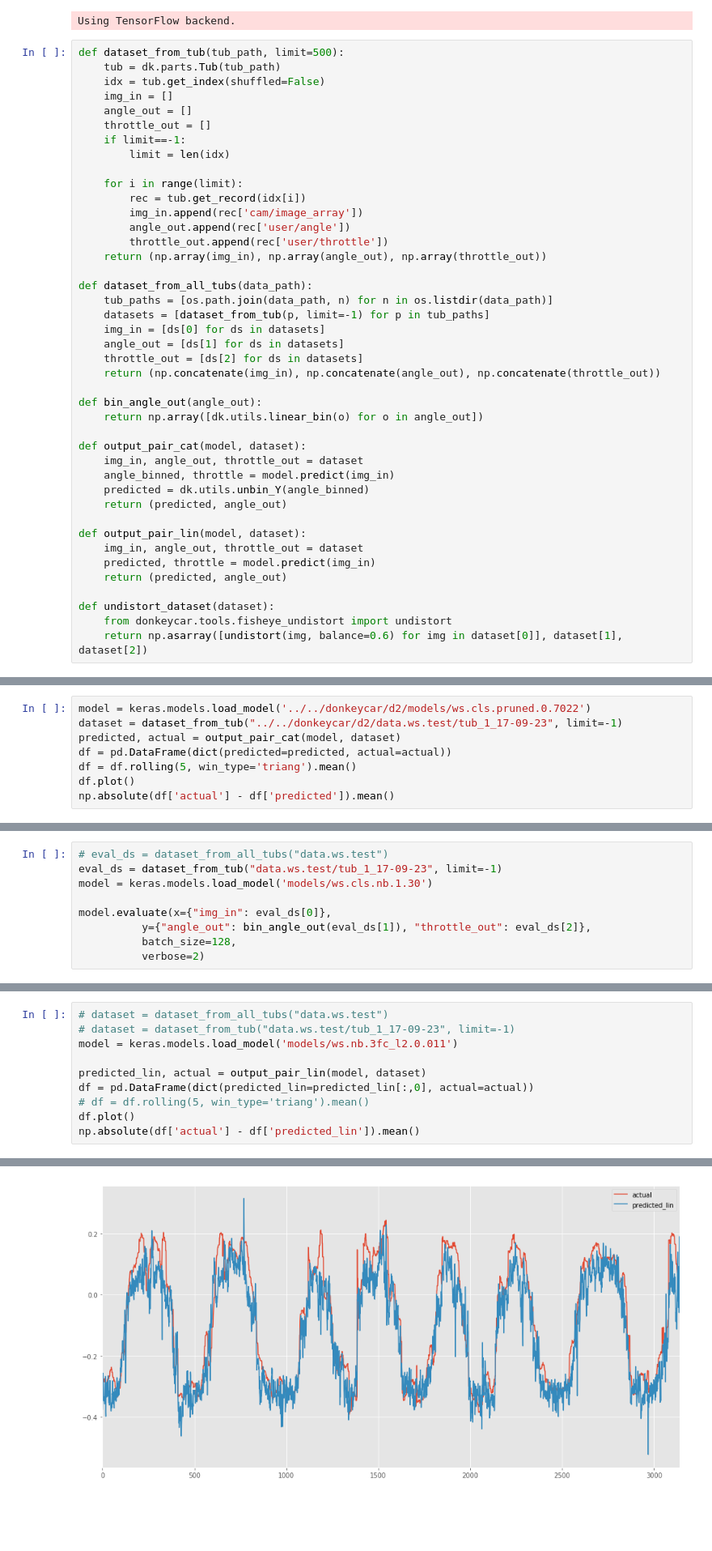
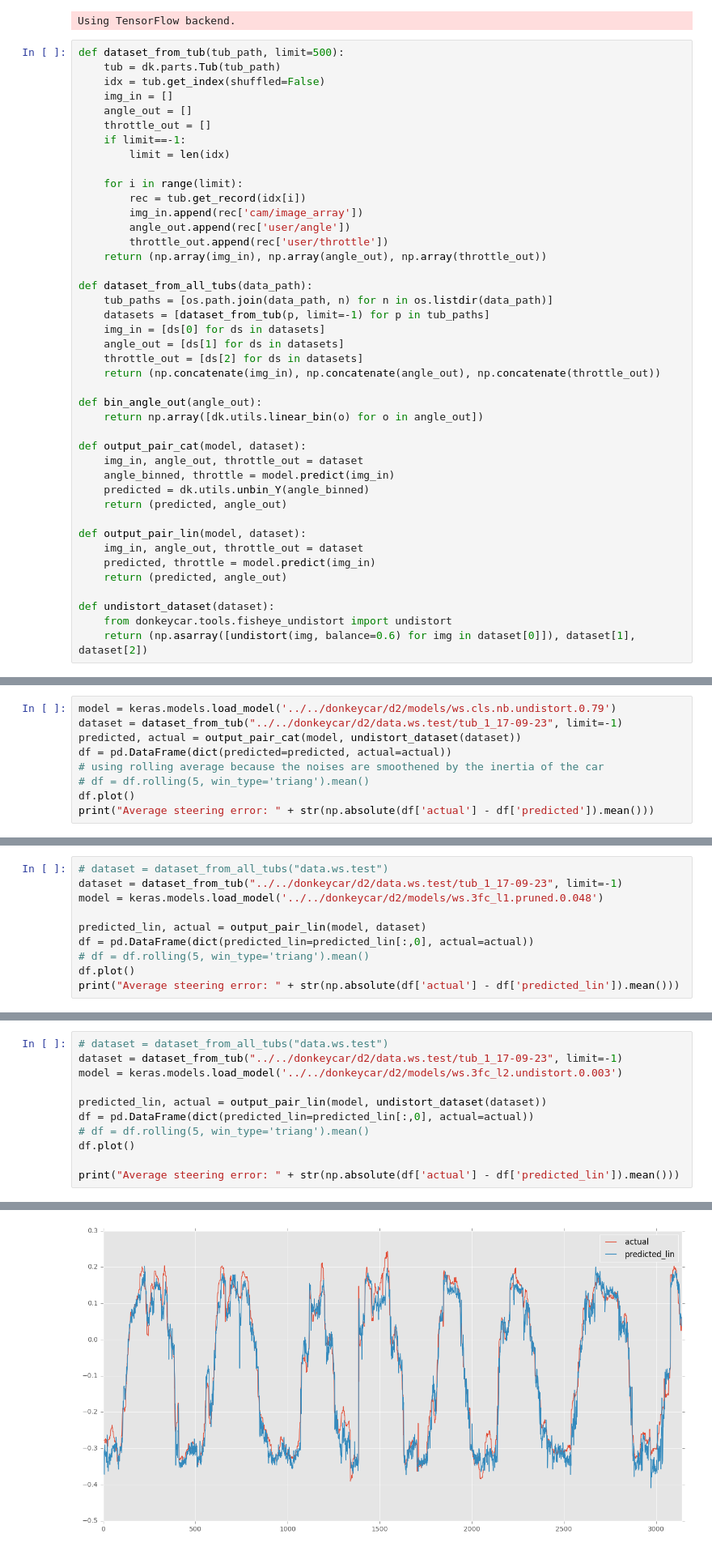
Before and after one commit to test-v1/notebooks-1, a Jupyter notebook: donkeycar/undistorted images.ipynb, the cells around one changed output, grey strips where cells are left out. Shown at 81% size. Cells and saved outputs as stored; diff of their text form; blank space fills up the shorter version.

Commit message:
undistorted images

```diff
--- a/donkeycar/undistorted images.ipynb
+++ b/donkeycar/undistorted images.ipynb
@@ -54,4 +54,4 @@ def output_pair_lin(model, dataset):
 
 def undistort_dataset(dataset):
     from donkeycar.tools.fisheye_undistort import undistort
-    return np.asarray([undistort(img, balance=0.6) for img in dataset[0]], dataset[1], dataset[2])
+    return (np.asarray([undistort(img, balance=0.6) for img in dataset[0]]), dataset[1], dataset[2])
@@ -75,10 +96,11 @@ Average steering error: 0.0557002723427
 # %%
-model = keras.models.load_model('../../donkeycar/d2/models/ws.cls.pruned.0.7022')
+model = keras.models.load_model('../../donkeycar/d2/models/ws.cls.nb.undistort.0.79')
 dataset = dataset_from_tub("../../donkeycar/d2/data.ws.test/tub_1_17-09-23", limit=-1)
-predicted, actual = output_pair_cat(model, dataset)
+predicted, actual = output_pair_cat(model, undistort_dataset(dataset))
 df = pd.DataFrame(dict(predicted=predicted, actual=actual))
-df = df.rolling(5, win_type='triang').mean()
+# using rolling average because the noises are smoothened by the inertia of the car
+# df = df.rolling(5, win_type='triang').mean()
 df.plot()
-np.absolute(df['actual'] - df['predicted']).mean()
+print("Average steering error: " + str(np.absolute(df['actual'] - df['predicted']).mean()))
 # %% [output]
 Tub does exist
@@ -87,9 +108,0 @@ Tub does exist
-# %%
-# eval_ds = dataset_from_all_tubs("data.ws.test")
-eval_ds = dataset_from_tub("data.ws.test/tub_1_17-09-23", limit=-1)
-model = keras.models.load_model('models/ws.cls.nb.1.30')
-
-model.evaluate(x={"img_in": eval_ds[0]},
-          y={"angle_out": bin_angle_out(eval_ds[1]), "throttle_out": eval_ds[2]},
-          batch_size=128,
-          verbose=2)
@@ -98,0 +113,10 @@ Tub does exist
+# %%
+# dataset = dataset_from_all_tubs("data.ws.test")
+dataset = dataset_from_tub("../../donkeycar/d2/data.ws.test/tub_1_17-09-23", limit=-1)
+model = keras.models.load_model('../../donkeycar/d2/models/ws.3fc_l1.pruned.0.048')
+
+predicted_lin, actual = output_pair_lin(model, dataset)
+df = pd.DataFrame(dict(predicted_lin=predicted_lin[:,0], actual=actual))
+# df = df.rolling(5, win_type='triang').mean()
+df.plot()
+print("Average steering error: " + str(np.absolute(df['actual'] - df['predicted_lin']).mean()))
@@ -99,11 +129,12 @@ Tub does exist
 # %%
 # dataset = dataset_from_all_tubs("data.ws.test")
-# dataset = dataset_from_tub("data.ws.test/tub_1_17-09-23", limit=-1)
-model = keras.models.load_model('models/ws.nb.3fc_l2.0.011')
+dataset = dataset_from_tub("../../donkeycar/d2/data.ws.test/tub_1_17-09-23", limit=-1)
+model = keras.models.load_model('../../donkeycar/d2/models/ws.3fc_l2.undistort.0.003')
 
-predicted_lin, actual = output_pair_lin(model, dataset)
+predicted_lin, actual = output_pair_lin(model, undistort_dataset(dataset))
 df = pd.DataFrame(dict(predicted_lin=predicted_lin[:,0], actual=actual))
 # df = df.rolling(5, win_type='triang').mean()
 df.plot()
-np.absolute(df['actual'] - df['predicted_lin']).mean()
+
+print("Average steering error: " + str(np.absolute(df['actual'] - df['predicted_lin']).mean()))
 # %% [output]
@@ -111 +143 @@ np.absolute(df['actual'] - df['predicted_lin']).mean()
-[figure, old version]
+[figure, new version]
```
Also changed, not shown: parts of 10 cells of this notebook, 1 other file.
